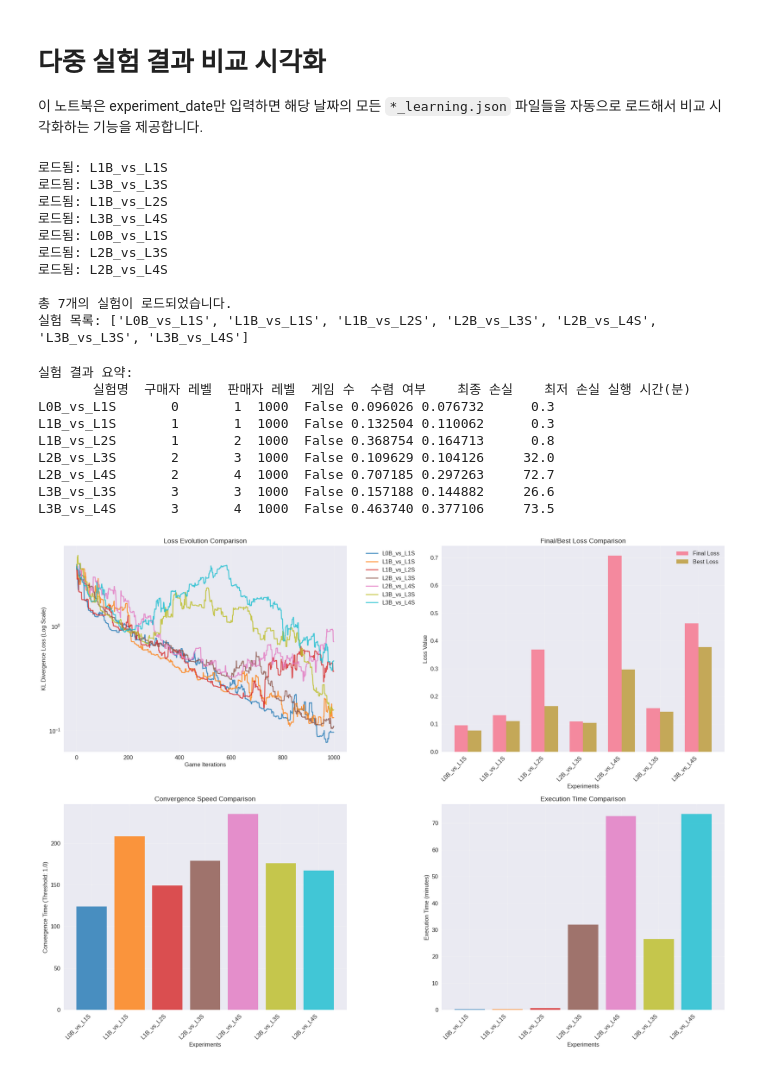
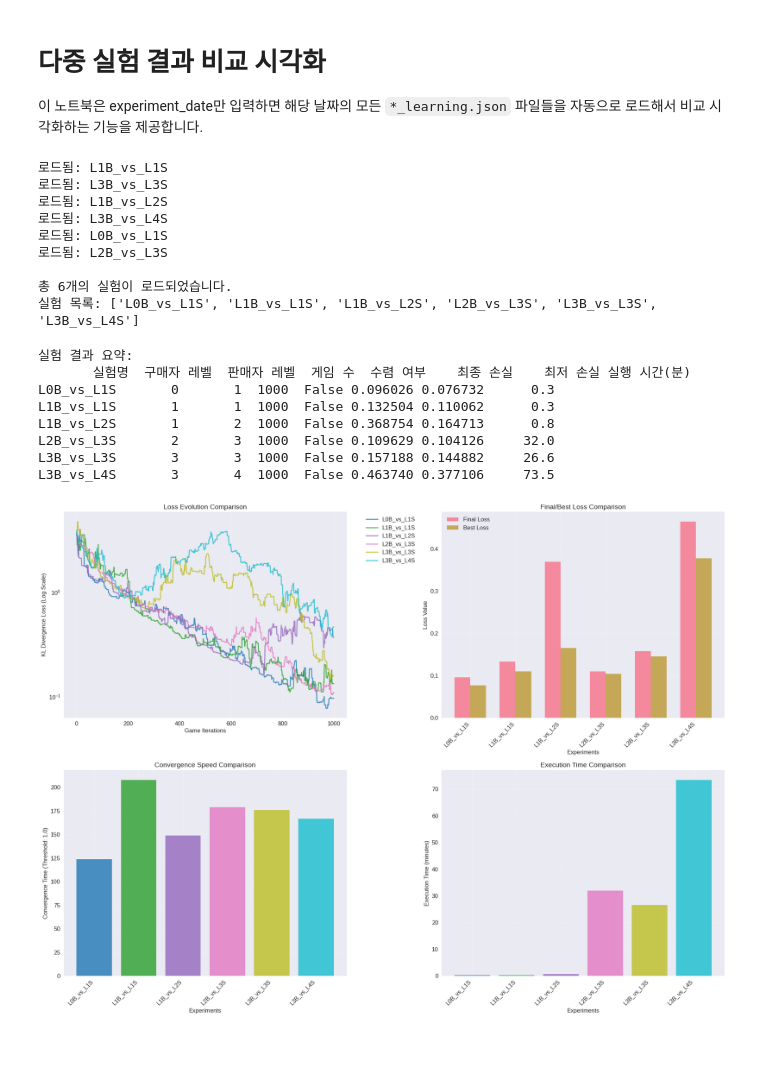
Before and after one commit to youngjinss/belief_of_belief_learning, a Jupyter notebook: notebook/exp2/visualize_synthetic_online_aggr.ipynb, the cells around one changed output. Drawn from its saved outputs; the diff is of its cells as text; code cells hidden in the pictures.

```diff
--- a/notebook/exp2/visualize_synthetic_online_aggr.ipynb
+++ b/notebook/exp2/visualize_synthetic_online_aggr.ipynb
@@ -18,7 +18,7 @@ import glob
 # 스타일 설정
 plt.style.use("seaborn-v0_8")
 sns.set_palette("husl")
-plt.rcParams["font.size"] = 14
+plt.rcParams["font.size"] = 20
 plt.rcParams["axes.titlesize"] = 14
 plt.rcParams["axes.labelsize"] = 12
 plt.rcParams["xtick.labelsize"] = 12
@@ -28,9 +28,10 @@ plt.rcParams["legend.fontsize"] = 12
 # 다중 실험 결과 비교를 위한 설정
 experiment_date_compare = "20250612_1803"  # 비교하고 싶은 실험 날짜 입력
 
+
 def load_all_experiments(experiment_date: str) -> Dict[str, Dict]:
     """주어진 실험 날짜의 모든 learning.json 파일들을 로드"""
-    results_dir = os.path.join("./results/exp2", experiment_date)
+    results_dir = os.path.join("./results/exp2/fix/", experiment_date)
 
     if not os.path.exists(results_dir):
         print(f"실험 디렉토리가 존재하지 않습니다: {results_dir}")
@@ -55,6 +56,7 @@ def load_all_experiments(experiment_date: str) -> Dict[str, Dict]:
 
     return experiments
 
+
 # 모든 실험 결과 로드
 all_experiments = load_all_experiments(experiment_date_compare)
 all_experiments = dict(sorted(all_experiments.items(), key=lambda x: x[0]))  # 정렬
@@ -67,10 +69,9 @@ print("실험 목록:", list(all_experiments.keys()))
 로드됨: L3B_vs_L4S
 로드됨: L0B_vs_L1S
 로드됨: L2B_vs_L3S
-로드됨: L2B_vs_L4S
 
-총 7개의 실험이 로드되었습니다.
-실험 목록: ['L0B_vs_L1S', 'L1B_vs_L1S', 'L1B_vs_L2S', 'L2B_vs_L3S', 'L2B_vs_L4S', 'L3B_vs_L3S', 'L3B_vs_L4S']
+총 6개의 실험이 로드되었습니다.
+실험 목록: ['L0B_vs_L1S', 'L1B_vs_L1S', 'L1B_vs_L2S', 'L2B_vs_L3S', 'L3B_vs_L3S', 'L3B_vs_L4S']
 # %%
 # 다중 실험 결과 기본 정보 비교
 def display_experiment_summary(experiments: Dict[str, Dict]):
@@ -78,19 +79,22 @@ def display_experiment_summary(experiments: Dict[str, Dict]):
     summary_data = []
 
     for label, results in experiments.items():
-        summary_data.append({
-            '실험명': label,
-            '구매자 레벨': results['buyer_level'],
-            '판매자 레벨': results['seller_level'],
-            '게임 수': len(results['games']),
-            '수렴 여부': results['convergence_info']['converged'],
-            '최종 손실': f"{results['convergence_info']['final_loss']:.6f}",
-            '최저 손실': f"{results['convergence_info']['best_loss']:.6f}",
-            '실행 시간(분)': f"{results['execution_time_seconds']/60:.1f}"
-        })
+        summary_data.append(
+            {
+                "실험명": label,
+                "구매자 레벨": results["buyer_level"],
+                "판매자 레벨": results["seller_level"],
+                "게임 수": len(results["games"]),
+                "수렴 여부": results["convergence_info"]["converged"],
+                "최종 손실": f"{results['convergence_info']['final_loss']:.6f}",
+                "최저 손실": f"{results['convergence_info']['best_loss']:.6f}",
+                "실행 시간(분)": f"{results['execution_time_seconds']/60:.1f}",
+            }
+        )
 
     df = pd.DataFrame(summary_data)
     return df
+
 
 # 실험 요약 표시
 if all_experiments:
@@ -106,7 +110,6 @@ L0B_vs_L1S       0       1  1000  False 0.096026 0.076732      0.3
 L1B_vs_L1S       1       1  1000  False 0.132504 0.110062      0.3
 L1B_vs_L2S       1       2  1000  False 0.368754 0.164713      0.8
 L2B_vs_L3S       2       3  1000  False 0.109629 0.104126     32.0
-L2B_vs_L4S       2       4  1000  False 0.707185 0.297263     72.7
 L3B_vs_L3S       3       3  1000  False 0.157188 0.144882     26.6
 L3B_vs_L4S       3       4  1000  False 0.463740 0.377106     73.5
 # %%
@@ -121,36 +124,40 @@ def plot_multiple_loss_comparison(experiments: Dict[str, Dict]):
 
     # 1. Loss 진화 비교 (로그 스케일)
     for i, (label, results) in enumerate(experiments.items()):
-        games = results['games']
-        losses = [game['current_loss'] for game in games]
+        games = results["games"]
+        losses = [game["current_loss"] for game in games]
         iterations = list(range(len(losses)))
 
-        ax1.plot(iterations, losses, linewidth=2, label=label, color=colors[i], alpha=0.8)
+        ax1.plot(
+            iterations, losses, linewidth=2, label=label, color=colors[i], alpha=0.8
+        )
 
     ax1.set_xlabel("Game Iterations")
     ax1.set_ylabel("KL Divergence Loss (Log Scale)")
     ax1.set_title("Loss Evolution Comparison")
     ax1.set_yscale("log")
-    ax1.legend(bbox_to_anchor=(1.05, 1), loc='upper left')
+    ax1.legend(bbox_to_anchor=(1.05, 1), loc="upper left")
     # ax1.set_xlim(0, 100)
     ax1.grid(True, alpha=0.3)
 
     # 2. 최종 손실 바 차트
     labels = list(experiments.keys())
-    final_losses = [exp['convergence_info']['final_loss'] for exp in experiments.values()]
-    best_losses = [exp['convergence_info']['best_loss'] for exp in experiments.values()]
+    final_losses = [
+        exp["convergence_info"]["final_loss"] for exp in experiments.values()
+    ]
+    best_losses = [exp["convergence_info"]["best_loss"] for exp in experiments.values()]
 
     x = np.arange(len(labels))
     width = 0.35
 
-    ax2.bar(x - width/2, final_losses, width, label='Final Loss', alpha=0.8)
-    ax2.bar(x + width/2, best_losses, width, label='Best Loss', alpha=0.8)
+    ax2.bar(x - width / 2, final_losses, width, label="Final Loss", alpha=0.8)
+    ax2.bar(x + width / 2, best_losses, width, label="Best Loss", alpha=0.8)
 
     ax2.set_xlabel("Experiments")
     ax2.set_ylabel("Loss Value")
     ax2.set_title("Final/Best Loss Comparison")
     ax2.set_xticks(x)
-    ax2.set_xticklabels(labels, rotation=45, ha='right')
+    ax2.set_xticklabels(labels, rotation=45, ha="right")
     ax2.legend()
     ax2.grid(True, alpha=0.3)
 
@@ -159,44 +166,47 @@ def plot_multiple_loss_comparison(experiments: Dict[str, Dict]):
     threshold = 1.0  # 수렴 임계값
 
     for label, results in experiments.items():
-        games = results['games']
-        losses = [game['current_loss'] for game in games]
+        games = results["games"]
+        losses = [game["current_loss"] for game in games]
 
         # 임계값 이하로 떨어지는 첫 번째 시점 찾기
         conv_time = None
         for i, loss in enumerate(losses):
             if loss < threshold:
                 conv_time = i
                 break
 
         convergence_times.append(conv_time if conv_time is not None else len(losses))
 
     ax3.bar(labels, convergence_times, alpha=0.8, color=colors)
     ax3.set_xlabel("Experiments")
     ax3.set_ylabel(f"Convergence Time (Threshold: {threshold})")
     ax3.set_title("Convergence Speed Comparison")
-    ax3.set_xticklabels(labels, rotation=45, ha='right')
+    ax3.set_xticklabels(labels, rotation=45, ha="right")
     ax3.grid(True, alpha=0.3)
 
     # 4. 실행 시간 비교
-    execution_times = [exp['execution_time_seconds']/60 for exp in experiments.values()]  # 분 단위
+    execution_times = [
+        exp["execution_time_seconds"] / 60 for exp in experiments.values()
+    ]  # 분 단위
 
     ax4.bar(labels, execution_times, alpha=0.8, color=colors)
     ax4.set_xlabel("Experiments")
     ax4.set_ylabel("Execution Time (minutes)")
     ax4.set_title("Execution Time Comparison")
-    ax4.set_xticklabels(labels, rotation=45, ha='right')
+    ax4.set_xticklabels(labels, rotation=45, ha="right")
     ax4.grid(True, alpha=0.3)
 
     plt.tight_layout()
     plt.show()
+
 
 # 다중 실험 Loss 비교 시각화 실행
 if all_experiments:
     plot_multiple_loss_comparison(all_experiments)
 else:
     print("비교할 실험 데이터가 없습니다.")
 # %% [output]
-[figure, old version]
+[figure, new version]
 # %%
 # 다중 실험 믿음 진화 비교
```
Also changed, not shown: parts of 4 cells of this notebook, 2 other files.
